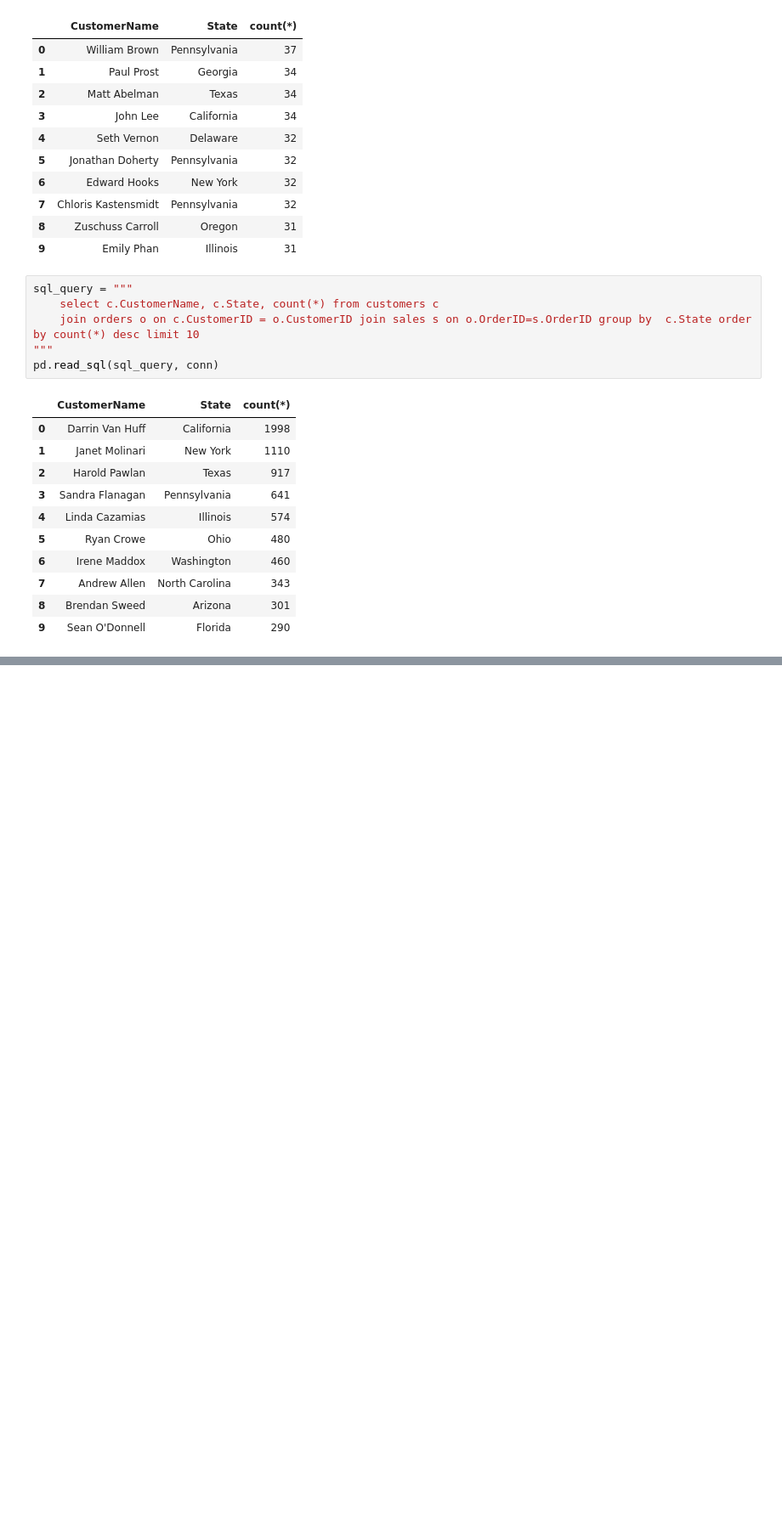
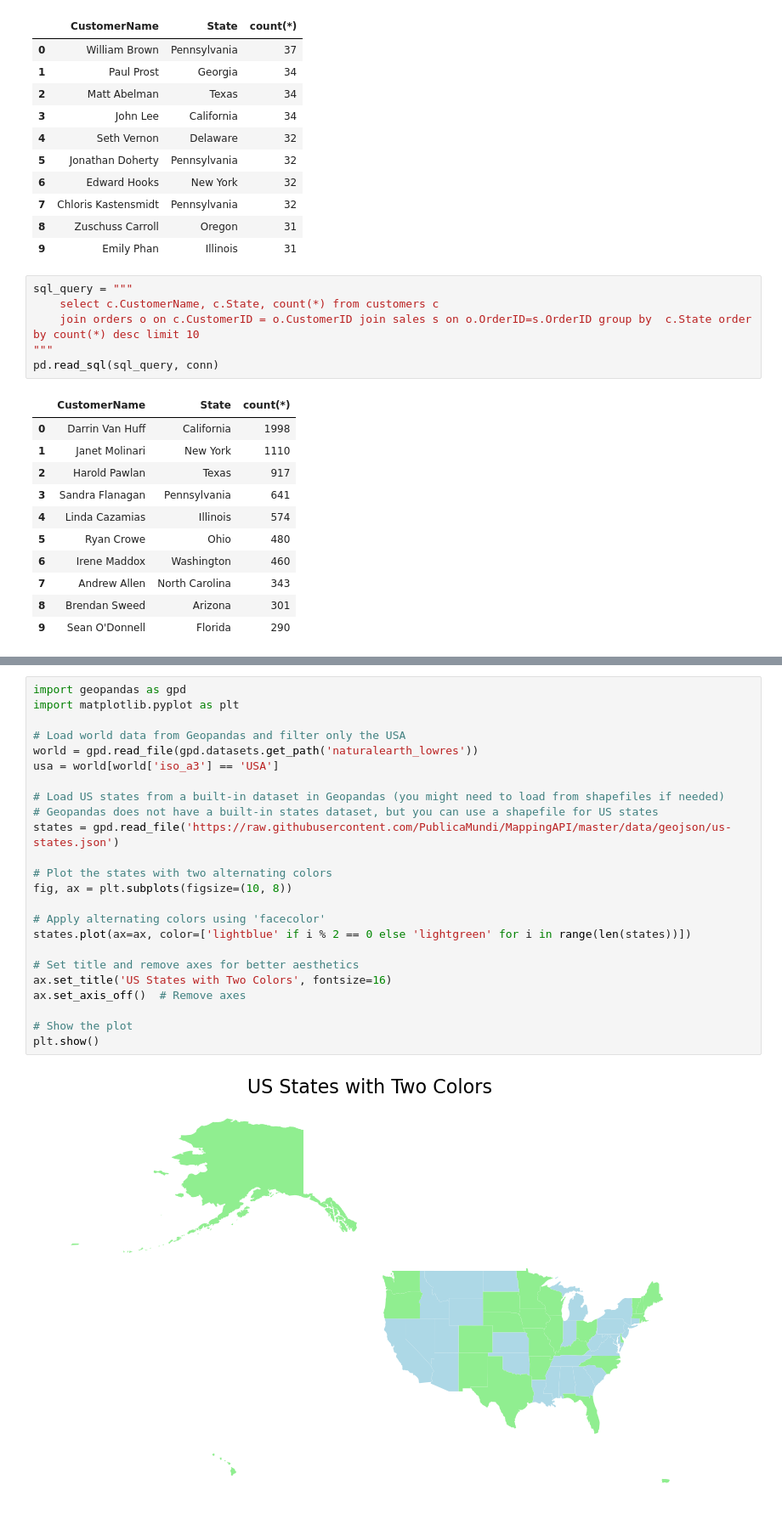
Before and after one commit to Rojhak/BI_analysis, a Jupyter notebook: eda_superstore.ipynb, the cells around one changed output, grey strips where cells are left out. Shown at 85% size. Saved outputs shown, nothing was run; the diff lists cells and outputs as text; blank space fills up the shorter version.

```diff
--- a/eda_superstore.ipynb
+++ b/eda_superstore.ipynb
@@ -44,0 +59,26 @@ pd.read_sql(sql_query, conn)
+# %%
+import geopandas as gpd
+import matplotlib.pyplot as plt
+
+# Load world data from Geopandas and filter only the USA
+world = gpd.read_file(gpd.datasets.get_path('naturalearth_lowres'))
+usa = world[world['iso_a3'] == 'USA']
+
+# Load US states from a built-in dataset in Geopandas (you might need to load from shapefiles if needed)
+# Geopandas does not have a built-in states dataset, but you can use a shapefile for US states
+states = gpd.read_file('https://raw.githubusercontent.com/PublicaMundi/MappingAPI/master/data/geojson/us-states.json')
+
+# Plot the states with two alternating colors
+fig, ax = plt.subplots(figsize=(10, 8))
+
+# Apply alternating colors using 'facecolor'
+states.plot(ax=ax, color=['lightblue' if i % 2 == 0 else 'lightgreen' for i in range(len(states))])
+
+# Set title and remove axes for better aesthetics
+ax.set_title('US States with Two Colors', fontsize=16)
+ax.set_axis_off()  # Remove axes
+
+# Show the plot
+plt.show()
+# %% [output]
+[figure, added]
```
Also changed, not shown: parts of 1 cell of this notebook, 1 other file.
